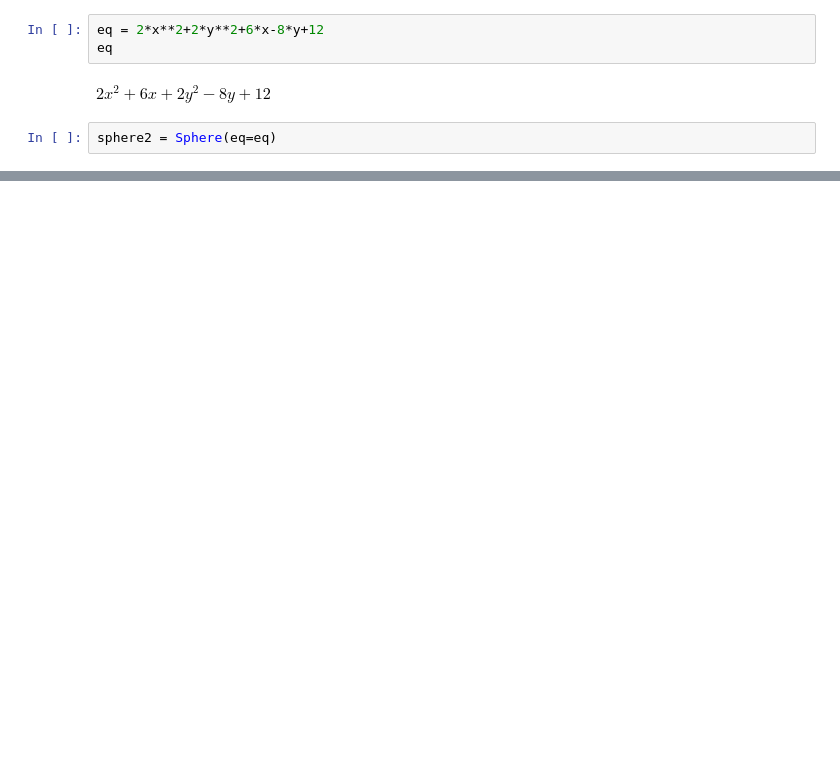
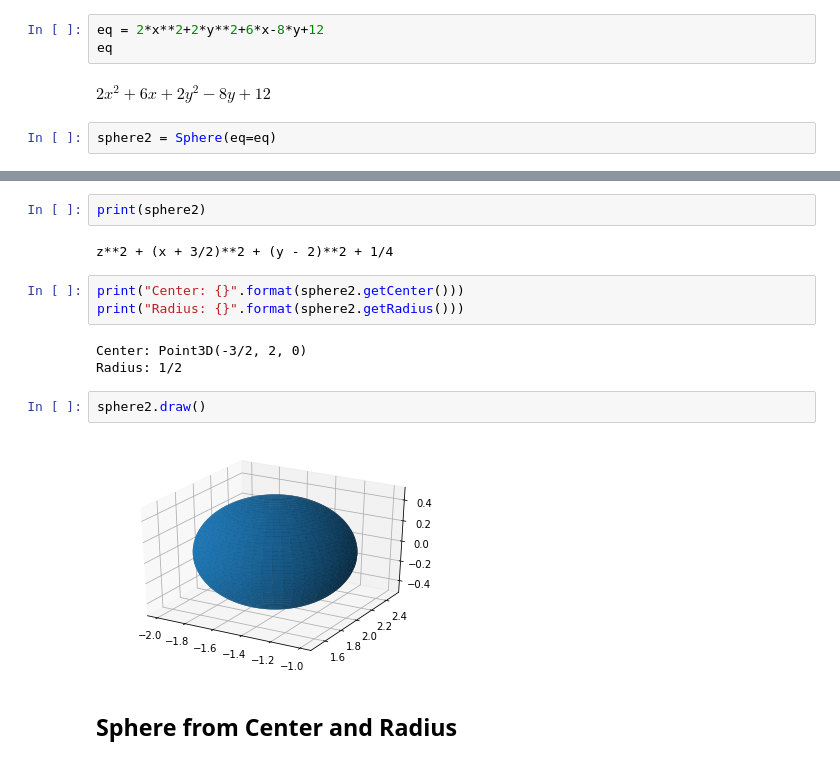
Before and after one commit to AoWangPhilly/axiomathbf, a Jupyter notebook: notebooks/Sphere.ipynb, the cells around one changed output, grey strips where cells are left out. Saved outputs shown, nothing was run; the diff lists cells and outputs as text; blank space fills up the shorter version.

```diff
--- a/notebooks/Sphere.ipynb
+++ b/notebooks/Sphere.ipynb
@@ -52,0 +45,16 @@ $\displaystyle x$
+# %%
+print(sphere2)
+# %% [output]
+z**2 + (x + 3/2)**2 + (y - 2)**2 + 1/4
+# %%
+print("Center: {}".format(sphere2.getCenter()))
+print("Radius: {}".format(sphere2.getRadius()))
+# %% [output]
+Center: Point3D(-3/2, 2, 0)
+Radius: 1/2
+# %%
+sphere2.draw()
+# %% [output]
+[figure, added]
+# %% [markdown]
+## Sphere from Center and Radius
```
Also changed, not shown: parts of 6 cells of this notebook, 1 other file.
